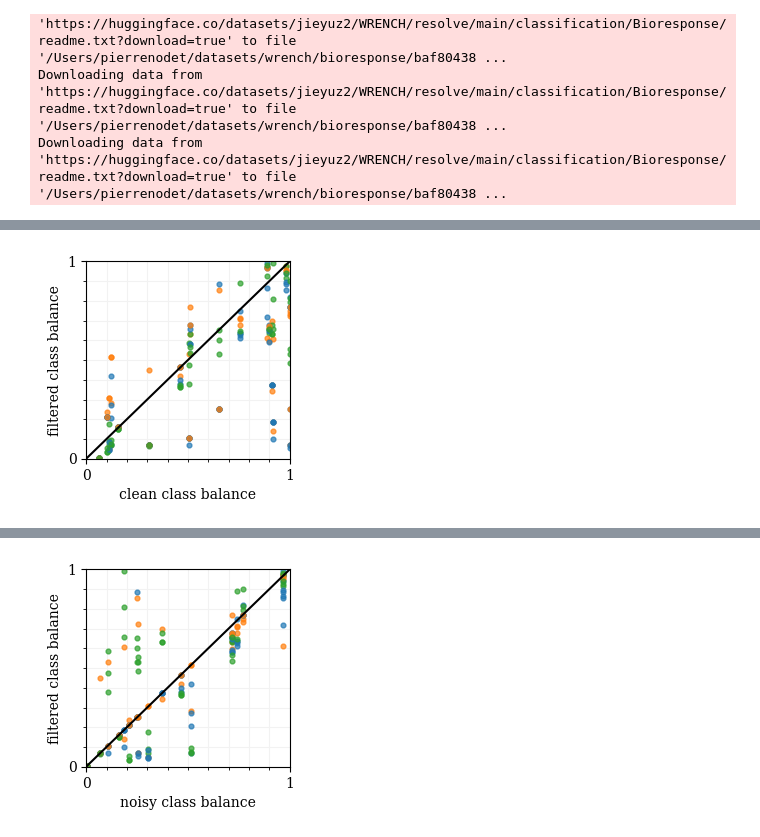
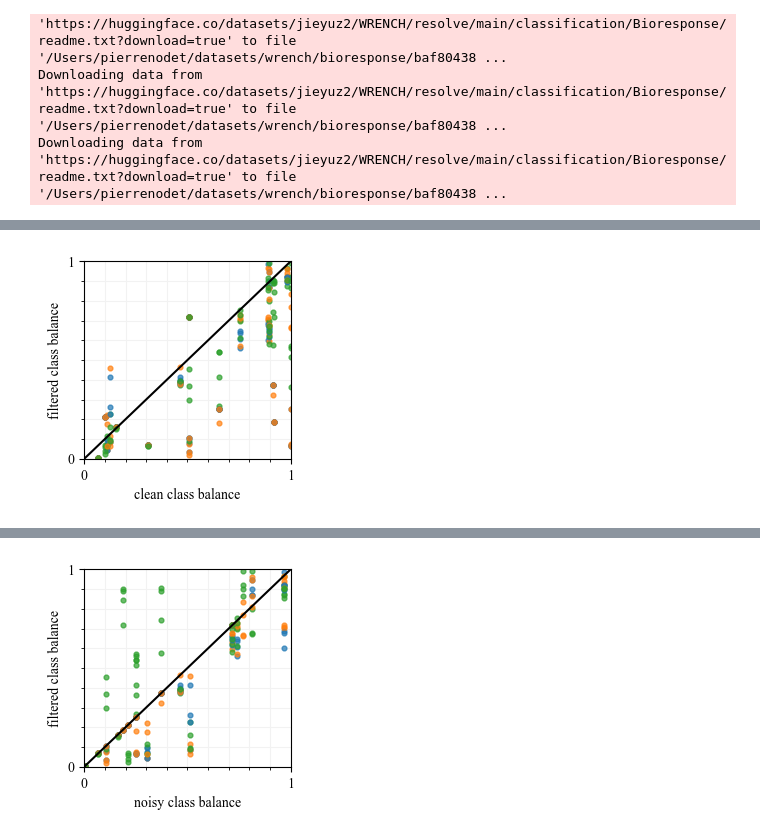
Before and after one commit to Orange-OpenSource/mislabeled-benchmark, a Jupyter notebook: analysis_calib.ipynb, the cells around one changed output, grey strips where cells are left out. Cells and saved outputs as stored; diff of their text form; code cells hidden in the pictures.

```diff
--- a/analysis_calib.ipynb
+++ b/analysis_calib.ipynb
@@ -1399,7 +1533,7 @@ plt.show()
 detect_dirs = [
     (
         "weak",
-        os.path.join(os.path.expanduser("~"), f"{output_dir}/../detect/weak"),
+        os.path.join(os.path.expanduser("~"), f"{output_dir}/../ecai-sigmoid/weak"),
     ),
     # (
     #     "noise",
@@ -1415,6 +1549,8 @@ for prefix, dir in detect_dirs:
     methods = os.listdir(dir)
 
     for method in methods:
+        if not os.path.isdir(os.path.join(result_dir, method)):
+            continue
         for fname in os.listdir(os.path.join(dir, method)):
             dataset, ext = fname.split(".")
             if ext != "json":
@@ -1453,7 +1589,7 @@ for prefix in ["weak"]:
         eval
     )
 # %%
-detect_path = os.path.join(os.path.expanduser("~"), f"{output_dir}/../detect")
+detect_path = os.path.join(os.path.expanduser("~"), f"{output_dir}/../ecai-sigmoid")
 import json
 import h5py
 import numpy as np
@@ -1504,7 +1640,7 @@ weak_datasets = get_weak_datasets(
 #     datasets=datasets_ranked_by_time,
 # )
 
-loaded_datasets = dict(weak=weak_datasets)
+loaded_datasets = dict(weak=dict(weak_datasets))
 # %% [output]
 Downloading data from 'https://huggingface.co/datasets/jieyuz2/WRENCH/resolve/main/classification/spambase/readme.txt?download=true' to file '/Users/pierrenodet/datasets/wrench/spambase/e08ccdcc8e6d54 ...
 Downloading data from 'https://huggingface.co/datasets/jieyuz2/WRENCH/resolve/main/classification/spambase/readme.txt?download=true' to file '/Users/pierrenodet/datasets/wrench/spambase/e08ccdcc8e6d54 ...
@@ -1521,12 +1657,13 @@ Downloading data from 'https://huggingface.co/datasets/jieyuz2/WRENCH/resolve/ma
 Downloading data from 'https://huggingface.co/datasets/jieyuz2/WRENCH/resolve/main/classification/Bioresponse/readme.txt?download=true' to file '/Users/pierrenodet/datasets/wrench/bioresponse/baf80438 ...
 Downloading data from 'https://huggingface.co/datasets/jieyuz2/WRENCH/resolve/main/classification/Bioresponse/readme.txt?download=true' to file '/Users/pierrenodet/datasets/wrench/bioresponse/baf80438 ...
 Downloading data from 'https://huggingface.co/datasets/jieyuz2/WRENCH/resolve/main/classification/Bioresponse/readme.txt?download=true' to file '/Users/pierrenodet/datasets/wrench/bioresponse/baf80438 ...
+# %%
+loaded_datasets["weak"] = dict(loaded_datasets["weak"] )
 # %%
 from itertools import product
 
 
 def plot_class_balance(prefix, reference="clean", k="oracl", exp_alt="allclass"):
-
     mapping = {"oracl": "test", "clean": "val", "noisy": "noisy_val"}
     best_cv = (
         all_merged[prefix]
@@ -1542,7 +1679,7 @@ def plot_class_balance(prefix, reference="clean", k="oracl", exp_alt="allclass")
             values="detect_run",
         )
     )
-    best_quantile = (
+    best_split = (
         all_merged[prefix]
         .iloc[best_cv]
         .pivot(
@@ -1550,34 +1687,44 @@ def plot_class_balance(prefix, reference="clean", k="oracl", exp_alt="allclass")
             columns="dataset_name",
             values="params_splitter",
         )
-        .map(lambda dict: dict.get("quantile"))
+        .map(
+            lambda d: d["quantile"] if "quantile" in d.keys() else d["threshold"],
+            na_action="ignore",
+        )
     )
-    best_threshold = (
-        all_merged[prefix]
-        .iloc[best_cv]
-        .pivot(
-            index="detector_name",
-            columns="dataset_name",
-            values="params_splitter",
-        )
-        .map(lambda dict: dict.get("threshold"))
-    )
+
+    # best_threshold = (
+    #     all_merged[prefix]
+    #     .iloc[best_cv]
+    #     .pivot(
+    #         index="detector_name",
+    #         columns="dataset_name",
+    #         values="params_splitter",
+    #     )
+    #     .map(lambda dict: dict.get("threshold"))
+    # )
     tf.figure(width=TMLR_textwidth * (2 / 5), ratio=1, pad=0.5)
 
-    top = 0
-    bottom = 0
+    top = {detector_name: 0 for detector_name in best_trust_scores_index.index}
+    bottom = {detector_name: 0 for detector_name in best_trust_scores_index.index}
+
     for detector_name, dataset_name in product(
         best_trust_scores_index.index, best_trust_scores_index.columns
     ):
-        if "gb" in detector_name or "nois" in detector_name or "forg" in detector_name:
+        if "gb" in detector_name or "nois" in detector_name or "forg" in detector_name or "sig" in detector_name:
+            continue
+
+        if "iso" in detector_name and "0.2" not in detector_name:
             continue
 
         trust_score_reader = TrustScoreReader(
             os.path.join(detect_path, prefix), dataset_name, detector_name
         )
-        trust_scores = trust_score_reader.get(
-            best_trust_scores_index.loc[detector_name, dataset_name] - 1
-        )[1]
+        idx = (best_trust_scores_index.loc[detector_name, dataset_name] - 1).item()
+        if math.isnan(idx):
+            print(detector_name, dataset_name)
+            continue
+        trust_scores = trust_score_reader.get(int(idx))[1]
         dataset = loaded_datasets[prefix][dataset_name]
         y_train_clean = dataset["train"]["target"]
         y_train_noisy = dataset["train"]["noisy_target"]
@@ -1587,10 +1734,10 @@ def plot_class_balance(prefix, reference="clean", k="oracl", exp_alt="allclass")
         y_train_noisy = np.asarray(y_train_noisy)[~unlabeled]
         n_classes = len(np.unique(y_test))
         if "consensus" in detector_name:
-            trusted = trust_scores >= best_threshold.loc[detector_name, dataset_name]
+            trusted = trust_scores >= best_split.loc[detector_name, dataset_name]
         else:
             trusted = trust_scores >= np.quantile(
-                trust_scores, q=best_quantile.loc[detector_name, dataset_name]
+                trust_scores, q=best_split.loc[detector_name, dataset_name]
             )
         prior_trusted = np.bincount(y_train_noisy[trusted], minlength=n_classes) / len(
             y_train_noisy[trusted]
@@ -1611,7 +1758,9 @@ def plot_class_balance(prefix, reference="clean", k="oracl", exp_alt="allclass")
             y,
             # color="tab:blue" if x_noisy > x_clean else "tab:orange",
             # color=full_detector_colors[detector_name],
-            color = "tab:orange" if "adjust" in detector_name else ("tab:green" if "calib" in detector_name else "tab:blue"),
+            color="tab:orange"
+            if "adjust" in detector_name
+            else ("tab:green" if "isotonic" in detector_name else "tab:blue"),
             # marker=full_detector_markers[detector_name],
             # marker=(
             #     "x"
@@ -1621,8 +1770,8 @@ def plot_class_balance(prefix, reference="clean", k="oracl", exp_alt="allclass")
             alpha=0.7,
             s=12,
         )
-        top += np.sum(y > x)
-        bottom += np.sum(y <= x)
+        top[detector_name] += np.sum(y > x)
+        bottom[detector_name] += np.sum(y <= x)
 
     plt.ylabel("filtered class balance")
     if reference == "clean":
@@ -1651,7 +1800,7 @@ def plot_class_balance(prefix, reference="clean", k="oracl", exp_alt="allclass")
     # )
     # plt.legend()
 
-    tf.savefig(f"figures/class_balance/{prefix.replace('/','_')}_{reference}")
+    tf.savefig(f"figures/class_balance/{prefix.replace('/', '_')}_{reference}")
     plt.show()
 
 
@@ -1659,6 +1808,6 @@ if not os.path.exists("figures/class_balance"):
     os.mkdir("figures/class_balance")
 # plot_class_balance("noise", reference="clean")
 # plot_class_balance("noise", reference="noisy")
-plot_class_balance("weak", reference="clean")
-plot_class_balance("weak", reference="noisy")
+plot_class_balance("weak", reference="clean", k="clean")
+plot_class_balance("weak", reference="noisy", k="clean")
 # %% [output]
@@ -1665 +1818 @@ plot_class_balance("weak", reference="noisy")
-[figure, old version]
+[figure, new version]
@@ -1666 +1823 @@ plot_class_balance("weak", reference="noisy")
-[figure, old version]
+[figure, new version]
```
Also changed, not shown: parts of 24 cells of this notebook, 6 other files.
